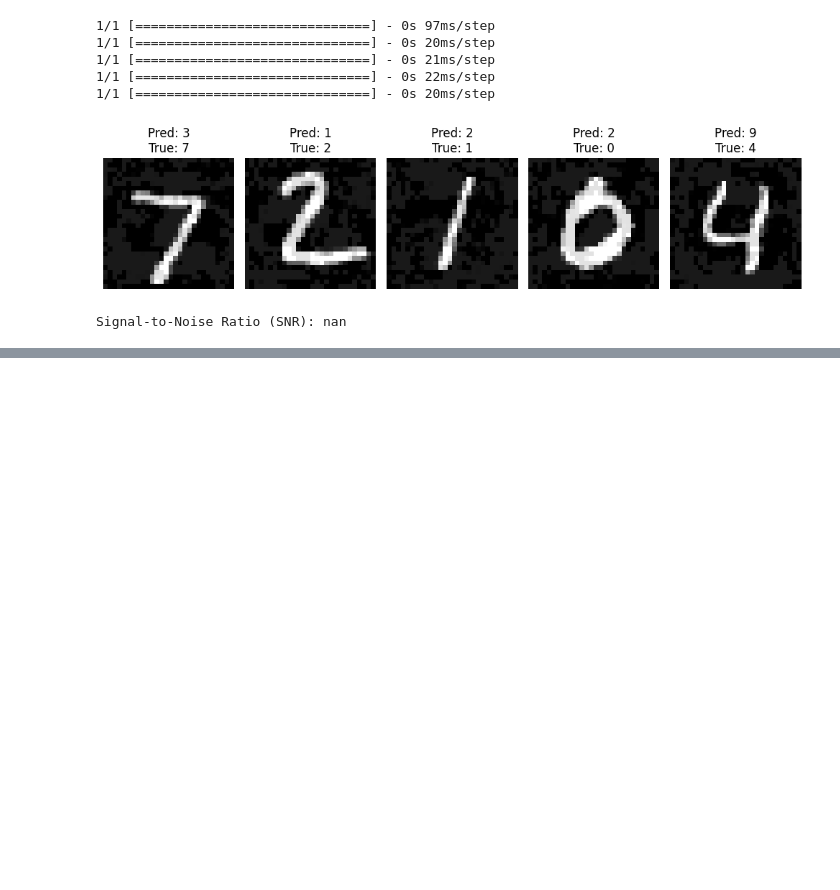
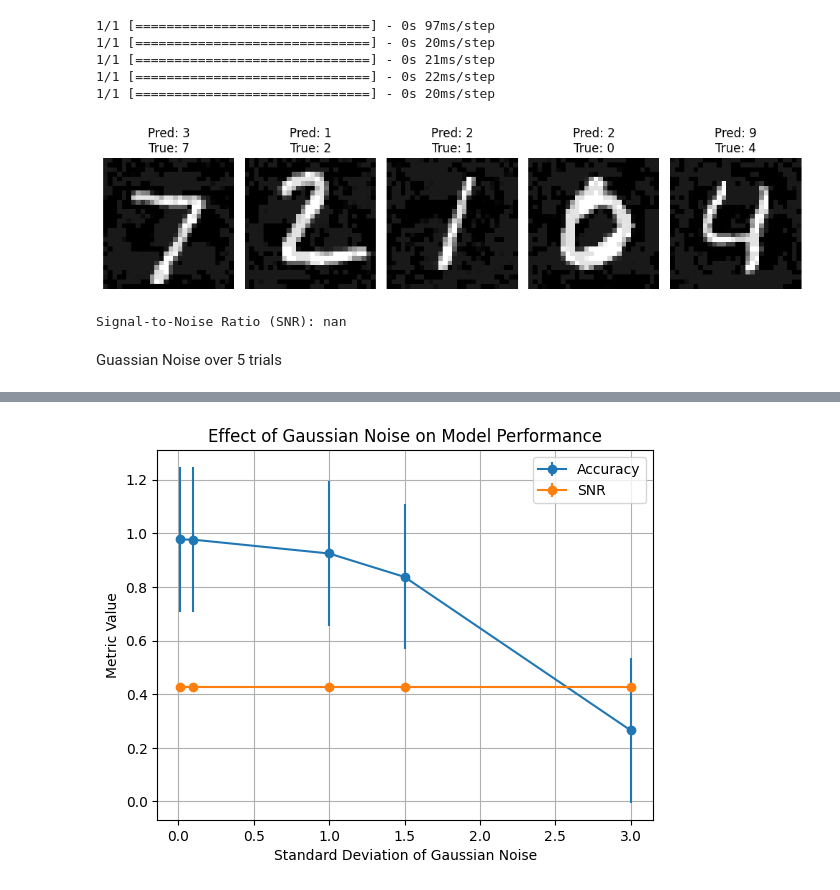
Before and after one commit to mr-nudo/neuronModels1, a Jupyter notebook: feedforward+noise.ipynb, the cells around one changed output, grey strips where cells are left out. Saved outputs shown, nothing was run; the diff lists cells and outputs as text; code cells hidden in the pictures; blank space fills up the shorter version.

Commit message:
Added for multiple trials

```diff
--- a/feedforward+noise.ipynb
+++ b/feedforward+noise.ipynb
@@ -459,3 +459,76 @@ Adversarial test accuracy: 0.08340000361204147
 1/1 [==============================] - 0s 20ms/step
 [figure]
 Signal-to-Noise Ratio (SNR): nan
+# %% [markdown]
+Guassian Noise over 5 trials
+# %%
+import numpy as np
+import matplotlib.pyplot as plt
+import tensorflow as tf
+
+# Load MNIST dataset
+mnist = tf.keras.datasets.mnist
+(X_train, y_train), (X_test, y_test) = mnist.load_data()
+X_train, X_test = X_train / 255.0, X_test / 255.0
+
+# Define a function to add Gaussian noise to the data
+def add_gaussian_noise(data, mean=0, std=0.1):
+    noise = np.random.normal(mean, std, size=data.shape)
+    return data + noise
+
+# Define a function to evaluate the model
+def evaluate_model(model, X_test, y_test):
+    y_pred = np.argmax(model.predict(X_test), axis=1)
+    accuracy = np.mean(y_pred == y_test)
+    return accuracy
+
+# Define experiment parameters
+std_devs = [0.01, 0.1, 1.0, 1.5, 3.0]  # Standard deviations of Gaussian noise
+trials = 5  # Number of trials
+
+# Initialize lists to store results
+accuracies = []
+snrs = []
+
+# Perform the experiment
+for std_dev in std_devs:
+    trial_accuracies = []
+    trial_snrs = []
+    for _ in range(trials):
+        # Create a new model for each trial
+        model = tf.keras.Sequential([
+            tf.keras.layers.Flatten(input_shape=(28, 28)),
+            tf.keras.layers.Dense(128, activation='relu'),
+            tf.keras.layers.Dropout(0.2),
+            tf.keras.layers.Dense(10, activation='softmax')
+        ])
+        model.compile(optimizer='adam',
+                      loss='sparse_categorical_crossentropy',
+                      metrics=['accuracy'])
+
+        # Add Gaussian noise to the training data
+        X_train_noisy = add_gaussian_noise(X_train, std=std_dev)
+
+        # Train the model
+        model.fit(X_train_noisy, y_train, epochs=5, verbose=0)
+
+        # Evaluate the model
+        accuracy = evaluate_model(model, X_test, y_test)
+        snr = np.mean(X_test) / np.std(X_test)
+
+        trial_accuracies.append(accuracy)
+        trial_snrs.append(snr)
+
+    accuracies.append(np.mean(trial_accuracies))
+    snrs.append(np.mean(trial_snrs))
+
+# Plot the results with error bars
+plt.errorbar(std_devs, accuracies, fmt='o-', yerr=np.std(accuracies), label='Accuracy')
+plt.errorbar(std_devs, snrs, fmt='o-', yerr=np.std(snrs), label='SNR')
+plt.xlabel('Standard Deviation of Gaussian Noise')
+plt.ylabel('Metric Value')
+plt.title('Effect of Gaussian Noise on Model Performance')
+plt.legend()
+plt.grid(True)
+plt.show()
+# %% [output]
@@ -461,0 +552 @@ Signal-to-Noise Ratio (SNR): nan
+[figure, added]
```
Also changed, not shown: parts of 8 cells of this notebook.
